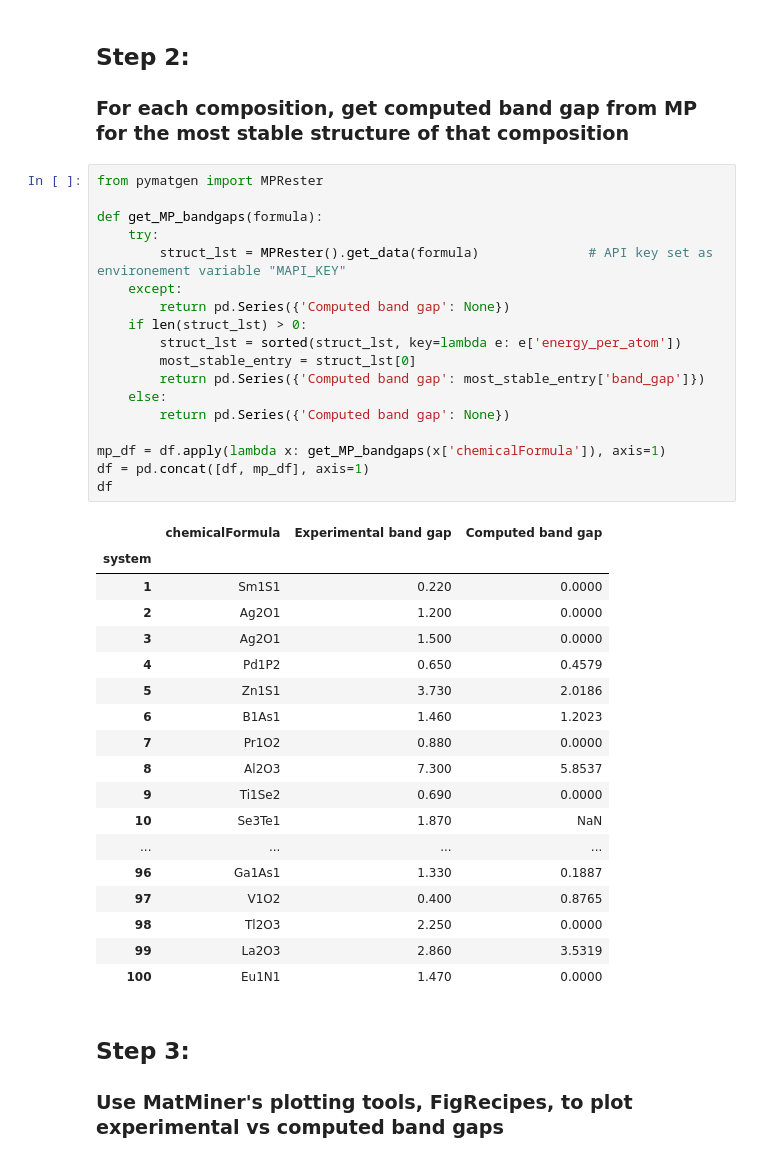
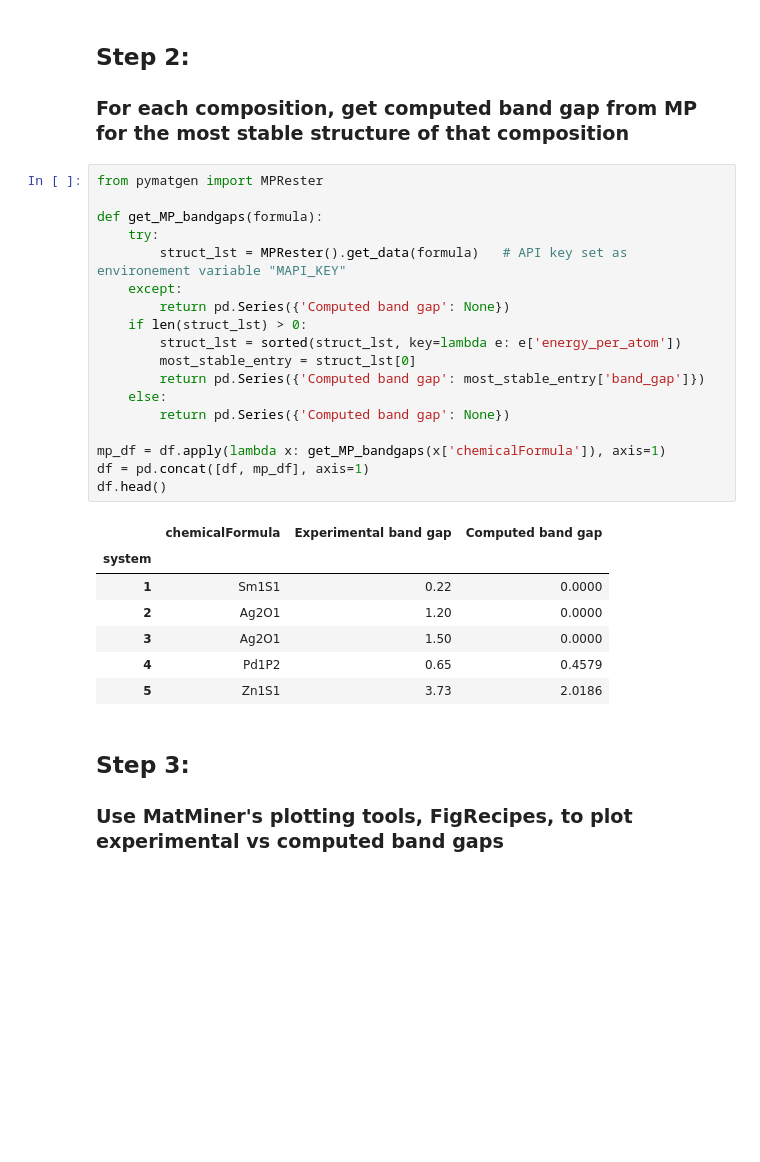
Before and after one commit to CitrineInformatics/learn-citrination, a Jupyter notebook: BandGapComparisonCitrinationVsMP.ipynb, the cells around one changed output. Drawn from its saved outputs; the diff is of its cells as text; blank space fills up the shorter version.

```diff
--- a/BandGapComparisonCitrinationVsMP.ipynb
+++ b/BandGapComparisonCitrinationVsMP.ipynb
@@ -65,40 +55,29 @@ df
 # %%
 from pymatgen import MPRester
 
 def get_MP_bandgaps(formula):
     try:
-        struct_lst = MPRester().get_data(formula)              # API key set as environement variable "MAPI_KEY"
+        struct_lst = MPRester().get_data(formula)   # API key set as environement variable "MAPI_KEY"
     except:
         return pd.Series({'Computed band gap': None})
     if len(struct_lst) > 0:
         struct_lst = sorted(struct_lst, key=lambda e: e['energy_per_atom'])
         most_stable_entry = struct_lst[0]
         return pd.Series({'Computed band gap': most_stable_entry['band_gap']})
     else:
         return pd.Series({'Computed band gap': None})
 
 mp_df = df.apply(lambda x: get_MP_bandgaps(x['chemicalFormula']), axis=1)
 df = pd.concat([df, mp_df], axis=1)
-df
+df.head()
 # %% [output]
 |  | chemicalFormula | Experimental band gap | Computed band gap |
 | system |  |  |  |
-| 1 | Sm1S1 | 0.220 | 0.0000 |
-| 2 | Ag2O1 | 1.200 | 0.0000 |
-| 3 | Ag2O1 | 1.500 | 0.0000 |
-| 4 | Pd1P2 | 0.650 | 0.4579 |
-| 5 | Zn1S1 | 3.730 | 2.0186 |
-| 6 | B1As1 | 1.460 | 1.2023 |
-| 7 | Pr1O2 | 0.880 | 0.0000 |
-| 8 | Al2O3 | 7.300 | 5.8537 |
-| 9 | Ti1Se2 | 0.690 | 0.0000 |
-| 10 | Se3Te1 | 1.870 | NaN |
-| ... | ... | ... | ... |
-| 96 | Ga1As1 | 1.330 | 0.1887 |
-| 97 | V1O2 | 0.400 | 0.8765 |
-| 98 | Tl2O3 | 2.250 | 0.0000 |
-| 99 | La2O3 | 2.860 | 3.5319 |
-| 100 | Eu1N1 | 1.470 | 0.0000 |
+| 1 | Sm1S1 | 0.22 | 0.0000 |
+| 2 | Ag2O1 | 1.20 | 0.0000 |
+| 3 | Ag2O1 | 1.50 | 0.0000 |
+| 4 | Pd1P2 | 0.65 | 0.4579 |
+| 5 | Zn1S1 | 3.73 | 2.0186 |
 # %% [markdown]
 ## Step 3:
 
```
Also changed, not shown: parts of 3 cells of this notebook.
